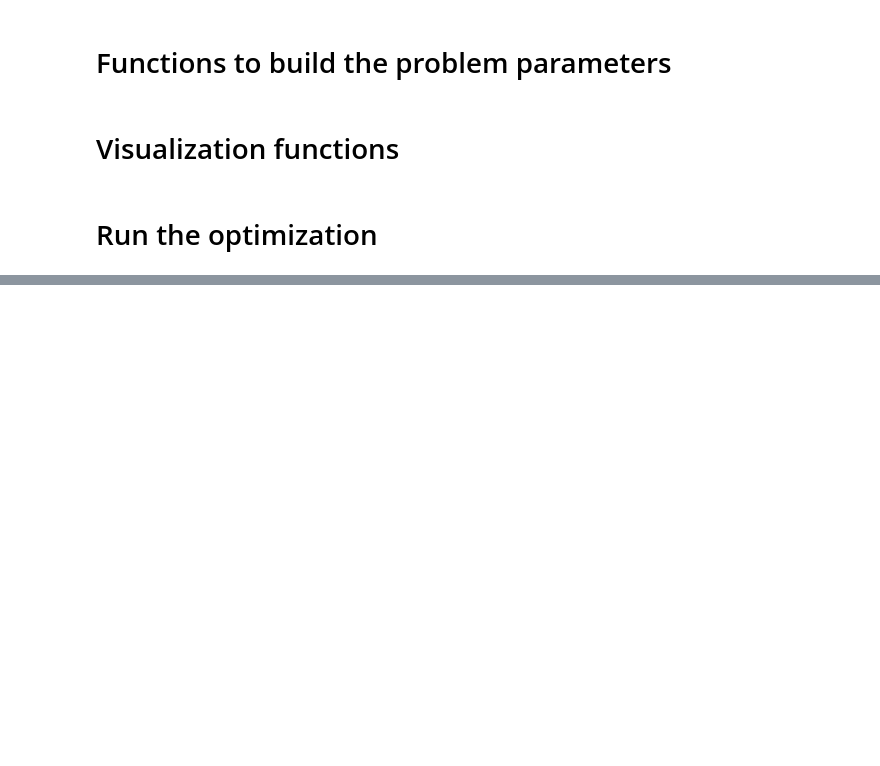
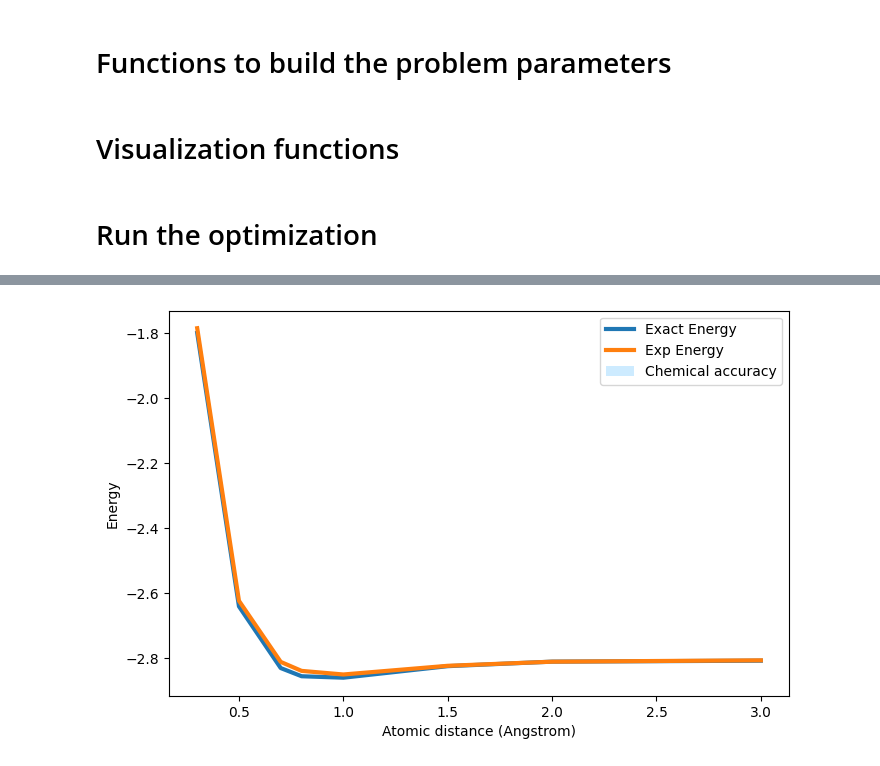
Before and after one commit to dekelmeirom/PANSATZ, a Jupyter notebook: pansatz_heh_simulation.ipynb, the cells around one changed output, grey strips where cells are left out. Cells and saved outputs as stored; diff of their text form; code cells hidden in the pictures; blank space fills up the shorter version.

```diff
--- a/pansatz_heh_simulation.ipynb
+++ b/pansatz_heh_simulation.ipynb
@@ -760,11 +795,11 @@ def get_paulis_and_coeffs(dist):
 # %% [markdown]
 # Visualization functions
 # %%
-def plot_energies(energies, exp_energies, distances):
+def plot_energies(exact_energies, exp_energies, distances):
     fig = plt.figure(figsize=(8, 5))
-    plt.plot(distances, energies, lw=3, label="Exact Energy")
+    plt.plot(distances, exact_energies, lw=3, label="Exact Energy")
     plt.plot(distances, exp_energies, lw=3, label="Exp Energy")
-    plt.fill_between(distances, np.array(energies)-0.0016, np.array(energies)+0.0016,
+    plt.fill_between(distances, np.array(exact_energies)-0.0016, np.array(exact_energies)+0.0016,
                      alpha=0.2, facecolor='#089FFF', label="Chemical accuracy")
     plt.xlabel('Atomic distance (Angstrom)')
     plt.ylabel('Energy')
@@ -881,0 +948,9 @@ for dist in dists:
+# %%
+exp_energies = []
+for dist in dists:
+    exp_energies.append(
+        (np.min(values_hist[dist]) + all_identity_coeff[dist] + all_nuclear_repulsion_energies[dist]).real)
+# %%
+plot_energies(exact_energies, exp_energies, dists)
+# %% [output]
+[figure, added]
```
Also changed, not shown: parts of 22 cells of this notebook, 5 other files.
